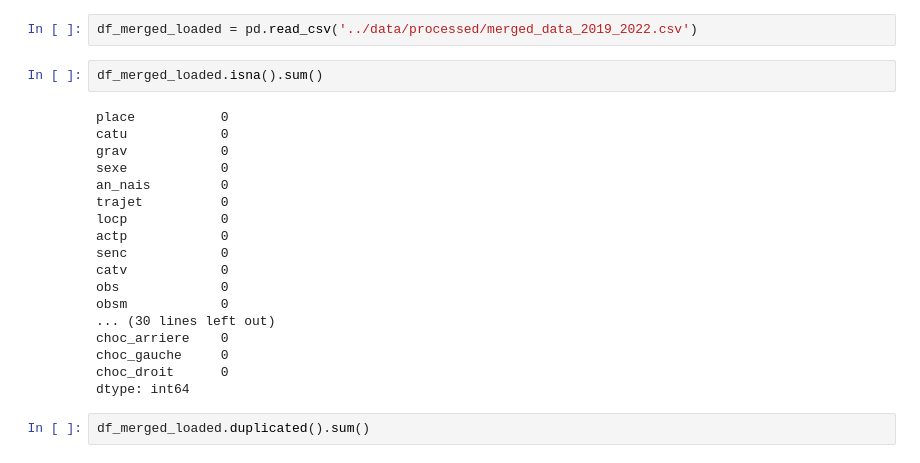
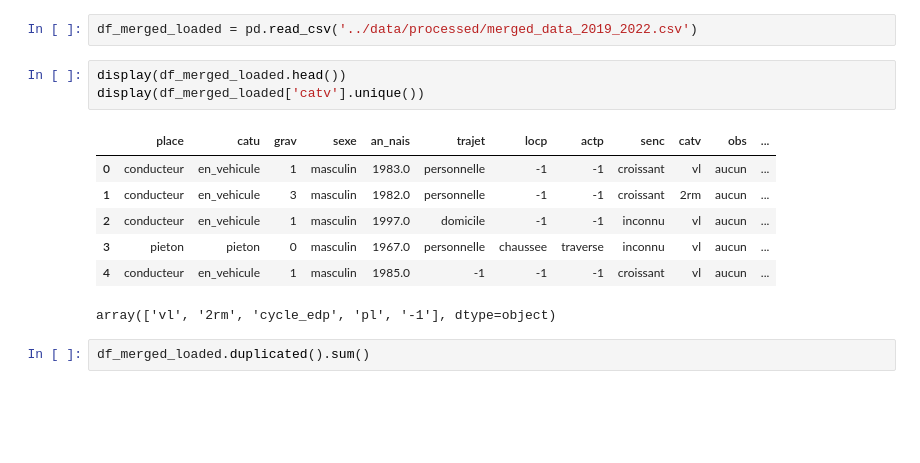
Before and after one commit to remithiney/Projet_Accidentologie, a Jupyter notebook: src/notebooks/check_join.ipynb, the cells around one changed output. Cells and saved outputs as stored; diff of their text form; blank space fills up the shorter version.

```diff
--- a/src/notebooks/check_join.ipynb
+++ b/src/notebooks/check_join.ipynb
@@ -114,25 +141,16 @@ dtype: int64
 # %%
 df_merged_loaded = pd.read_csv('../data/processed/merged_data_2019_2022.csv')
-# %%
-df_merged_loaded.isna().sum()
-# %% [output]
-place           0
-catu            0
-grav            0
-sexe            0
-an_nais         0
-trajet          0
-locp            0
-actp            0
-senc            0
-catv            0
-obs             0
-obsm            0
-... (30 lines left out)
-choc_arriere    0
-choc_gauche     0
-choc_droit      0
-dtype: int64
+# %%
+display(df_merged_loaded.head())
+display(df_merged_loaded['catv'].unique())
+# %% [output]
+|  | place | catu | grav | sexe | an_nais | trajet | locp | actp | senc | catv | obs | ... |
+| 0 | conducteur | en_vehicule | 1 | masculin | 1983.0 | personnelle | -1 | -1 | croissant | vl | aucun | ... |
+| 1 | conducteur | en_vehicule | 3 | masculin | 1982.0 | personnelle | -1 | -1 | croissant | 2rm | aucun | ... |
+| 2 | conducteur | en_vehicule | 1 | masculin | 1997.0 | domicile | -1 | -1 | inconnu | vl | aucun | ... |
+| 3 | pieton | pieton | 0 | masculin | 1967.0 | personnelle | chaussee | traverse | inconnu | vl | aucun | ... |
+| 4 | conducteur | en_vehicule | 1 | masculin | 1985.0 | -1 | -1 | -1 | croissant | vl | aucun | ... |
+array(['vl', '2rm', 'cycle_edp', 'pl', '-1'], dtype=object)
 # %%
 df_merged_loaded.duplicated().sum()
 # %% [output]
```
Also changed, not shown: parts of 5 cells of this notebook, 16 other files.
